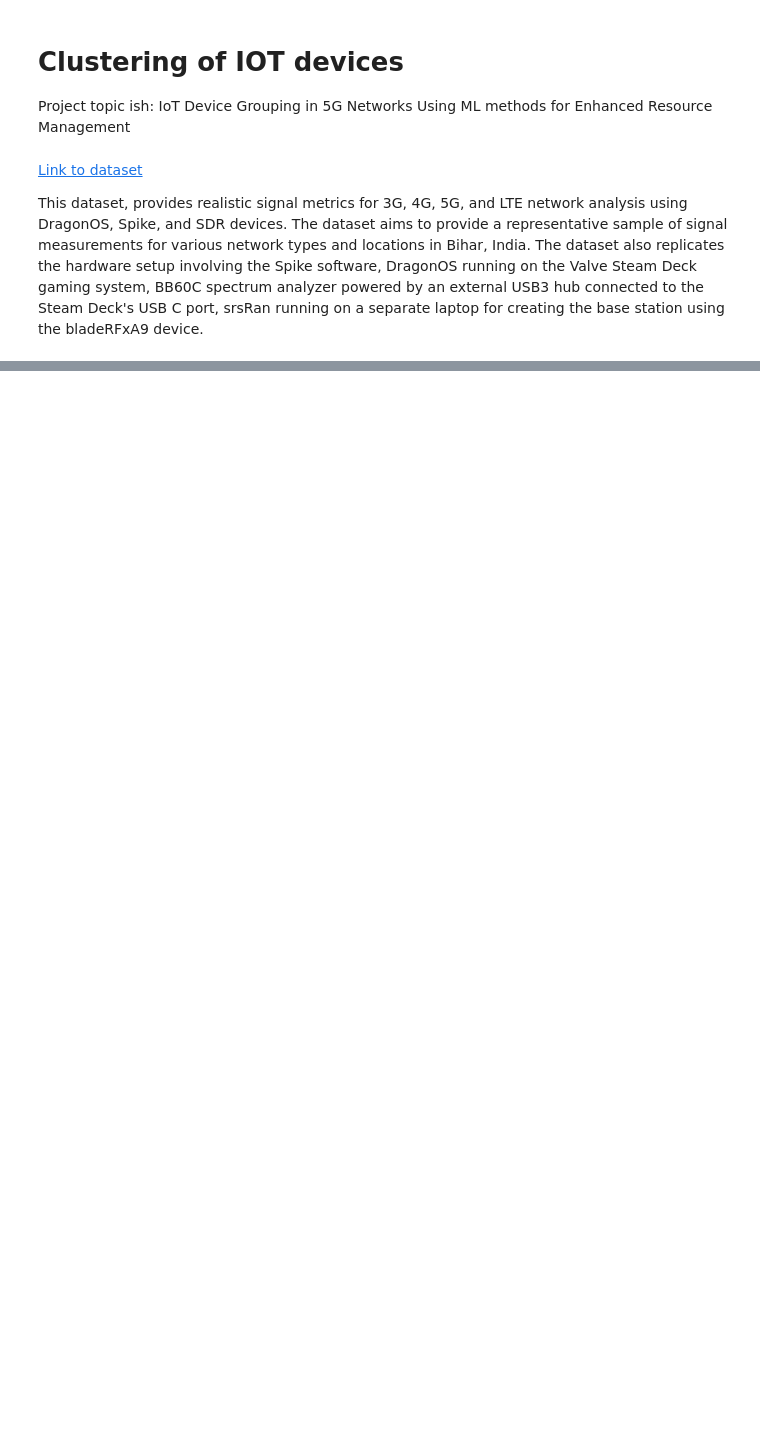
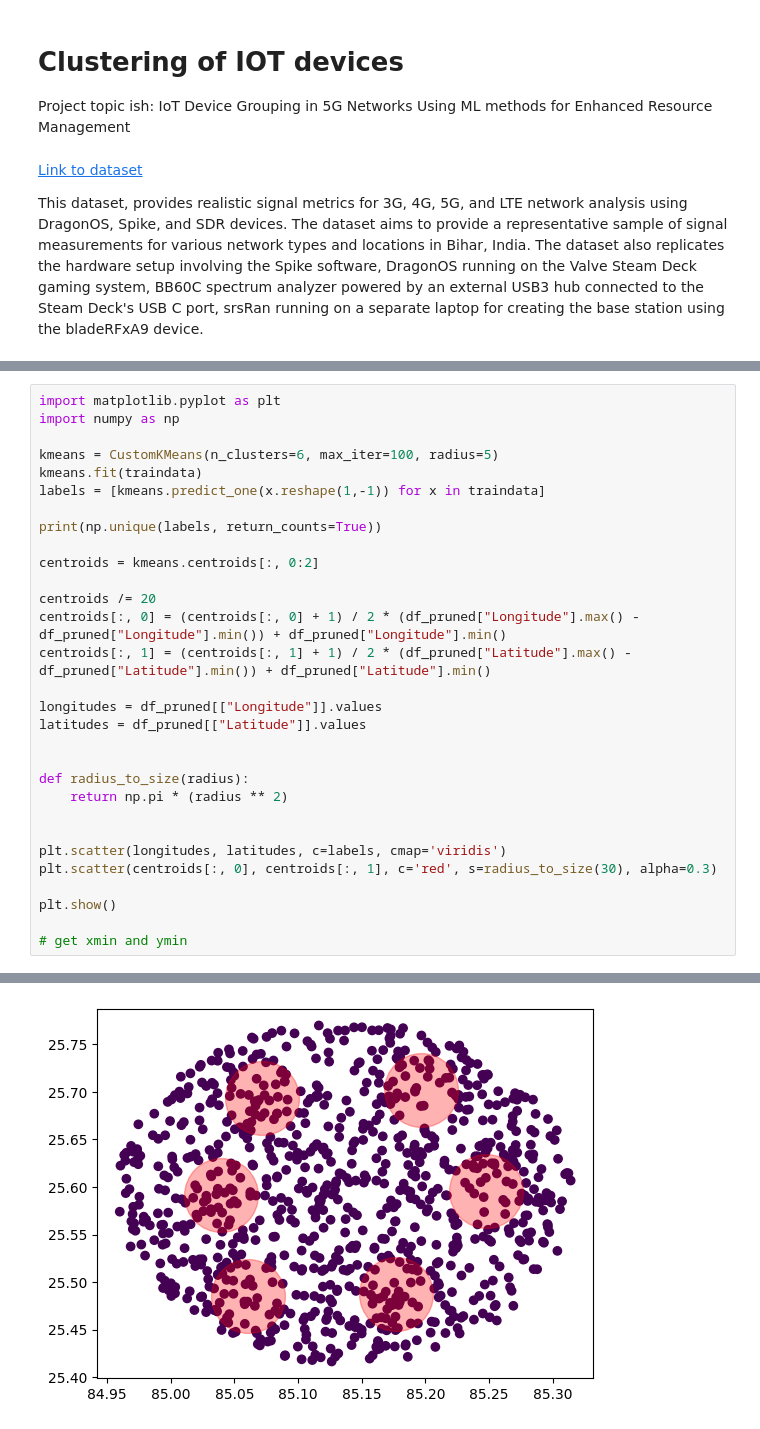
Before and after one commit to EirikVinje/5g_IOT_project, a Jupyter notebook: sandbox/eirik/test_models.ipynb, the cells around one changed output, grey strips where cells are left out. Saved outputs shown, nothing was run; the diff lists cells and outputs as text; blank space fills up the shorter version.

```diff
--- a/sandbox/eirik/test_models.ipynb
+++ b/sandbox/eirik/test_models.ipynb
@@ -48,0 +147,31 @@ print(traindata.shape)
+# %%
+import matplotlib.pyplot as plt
+import numpy as np
+
+kmeans = CustomKMeans(n_clusters=6, max_iter=100, radius=5)
+kmeans.fit(traindata)
+labels = [kmeans.predict_one(x.reshape(1,-1)) for x in traindata]
+
+print(np.unique(labels, return_counts=True))
+
+centroids = kmeans.centroids[:, 0:2]
+
+centroids /= 20
+centroids[:, 0] = (centroids[:, 0] + 1) / 2 * (df_pruned["Longitude"].max() - df_pruned["Longitude"].min()) + df_pruned["Longitude"].min()
+centroids[:, 1] = (centroids[:, 1] + 1) / 2 * (df_pruned["Latitude"].max() - df_pruned["Latitude"].min()) + df_pruned["Latitude"].min()
+
+longitudes = df_pruned[["Longitude"]].values
+latitudes = df_pruned[["Latitude"]].values
+
+
+def radius_to_size(radius):
+    return np.pi * (radius ** 2)
+
+
+plt.scatter(longitudes, latitudes, c=labels, cmap='viridis')
+plt.scatter(centroids[:, 0], centroids[:, 1], c='red', s=radius_to_size(30), alpha=0.3)
+
+plt.show()
+
+# get xmin and ymin
+# %% [output]
@@ -49 +195,2 @@ print(traindata.shape)
+[figure, added]
 # %%
```
Also changed, not shown: parts of 10 cells of this notebook, 9 other files.
